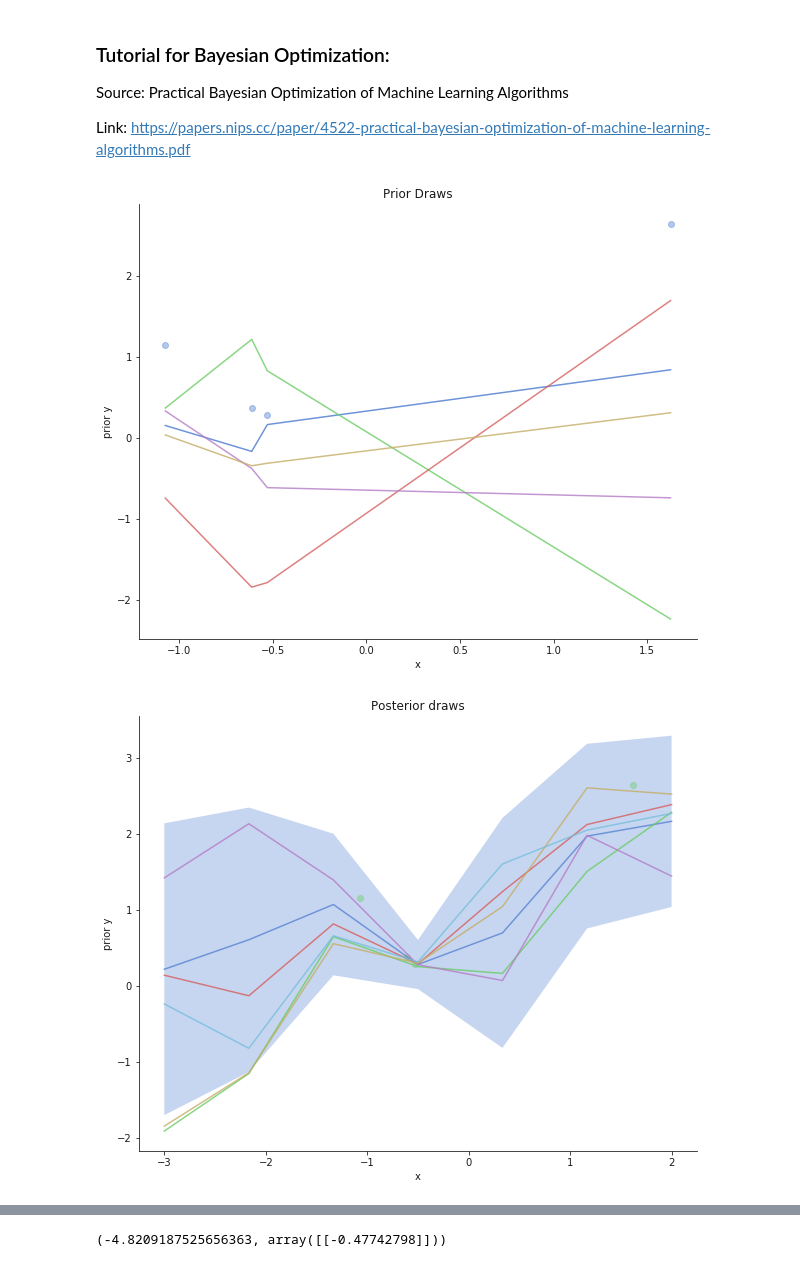
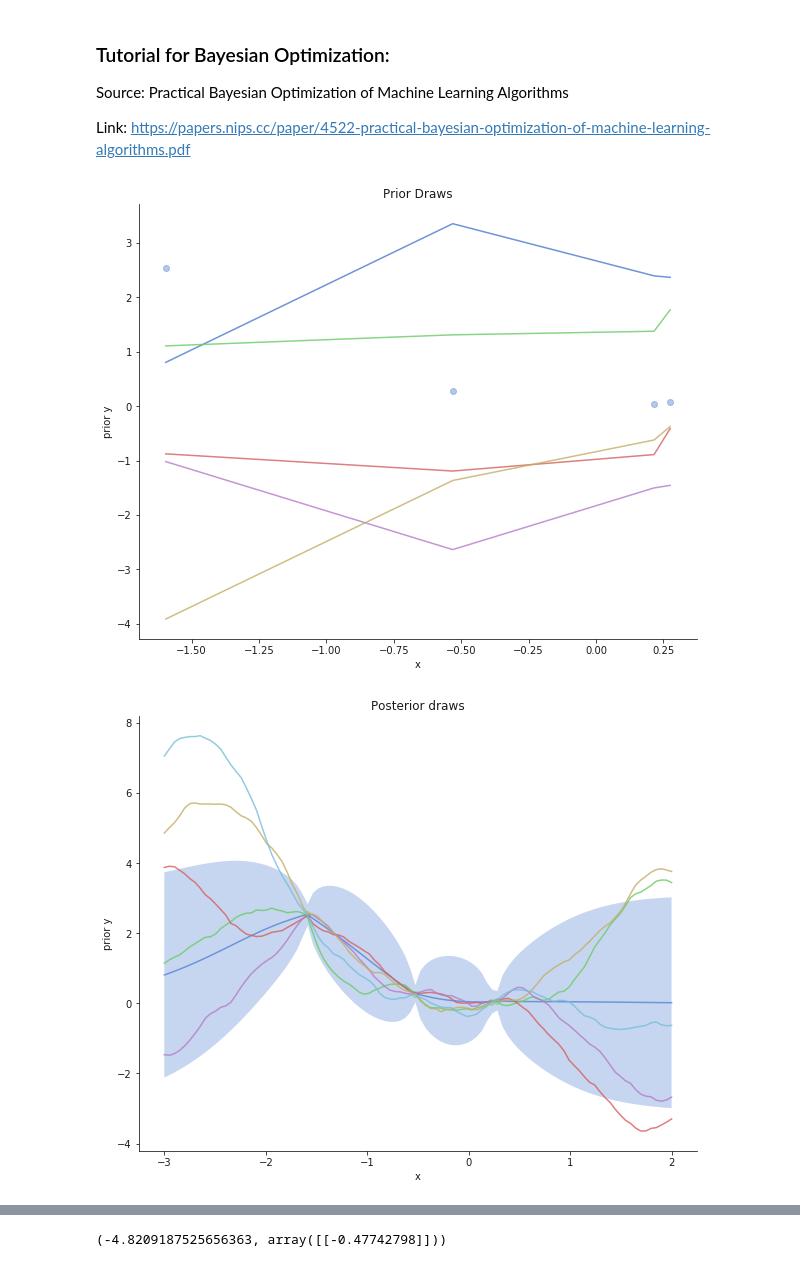
Before and after one commit to pblankley/bayes_opt, a Jupyter notebook: src/bayesian_opt.ipynb, the cells around one changed output, grey strips where cells are left out. Saved outputs shown, nothing was run; the diff lists cells and outputs as text; code cells hidden in the pictures.

```diff
--- a/src/bayesian_opt.ipynb
+++ b/src/bayesian_opt.ipynb
@@ -39,10 +39,10 @@ def plot_posterior(post_means, post_std, xp):
     sort_std = np.array(sorted(post_std,key=dict(zip(post_std, xp.ravel())).get))
 
     plt.plot(sorted_x,sort_means,alpha=0.7, label='Posterior Mean')
-    plt.gca().fill_between(sorted_x, sort_means-2*sort_std, sort_means+2*sort_std, alpha=0.3)
+    plt.gca().fill_between(sorted_x, sort_means-3*sort_std, sort_means+3*sort_std, alpha=0.3)
 
 # Example - Initials
-np.random.seed(1)
+# np.random.seed(1)
 feats,dim = 1,4
 x = np.random.randn(dim,feats)
 y = x**2
@@ -62,22 +62,22 @@ plot_draws(x,prior_draws)
 plt.title('Prior Draws')
 plt.show()
 # %% [output]
-[figure, old version]
+[figure, new version]
 # %%
-np.random.seed(59)
-xp = np.linspace(-3,2,7).reshape(-1,1)
+# np.random.seed(5)
+xp = np.linspace(-3,2,100).reshape(-1,1)
 
 # Draw from the posterior and posterior predictive
 post_means, post_stds = ggp.draw_posterior(xp)
 pp_draws = ggp.draw_posterior_pred(5)
 
 # Plotting posterior and posterior predictive
 plt.figure(figsize=(10,8))
 plot_posterior(post_means, post_stds, xp)
 plt.scatter(x,y,alpha=0.4)
 plot_draws(xp,pp_draws)
 plt.title('Posterior draws')
 sns.despine()
 plt.show()
 # %% [output]
-[figure, old version]
+[figure, new version]
```
Also changed, not shown: parts of 4 cells of this notebook.
